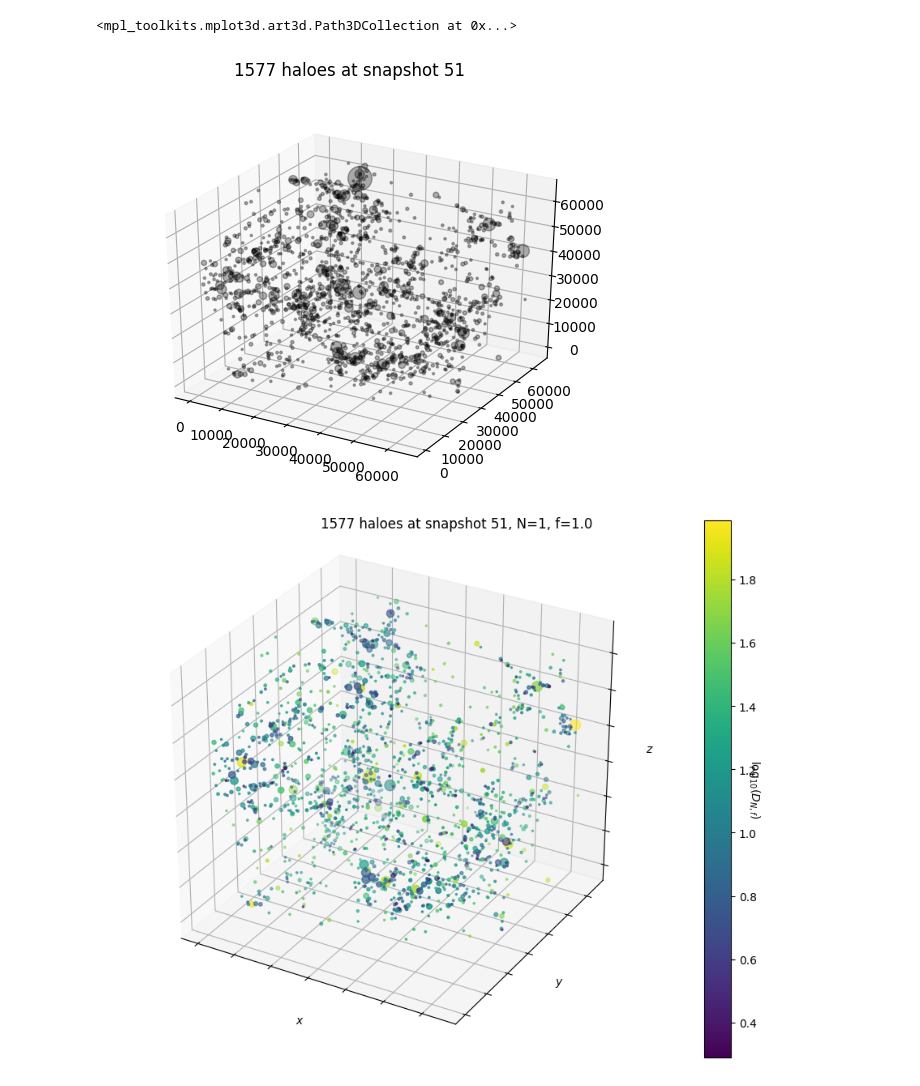
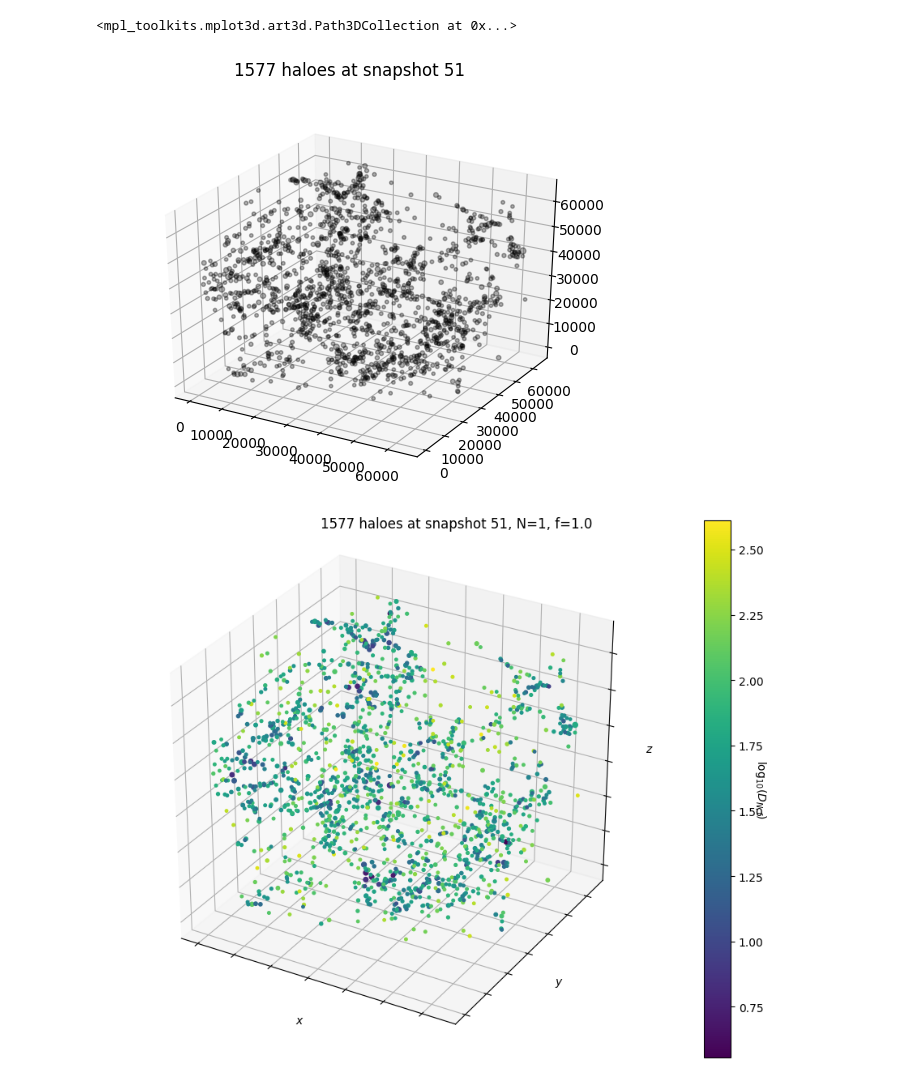
Before and after one commit to oleskiewicz/hbtp, a Jupyter notebook: environment.ipynb, the cells around one changed output. Saved outputs shown, nothing was run; the diff lists cells and outputs as text; code cells hidden in the pictures.

```diff
--- a/environment.ipynb
+++ b/environment.ipynb
@@ -14,9 +15,7 @@ from hbtp import HBTReader
 # %%
 snap = 51
 grav = "GR_b64n512"
+nbins = 10
 reader = HBTReader("./data/%s/subcat/" % grav)
 haloes = reader.LoadHostHalos(snap)
-haloes = haloes[haloes['M200Crit'] >= 20]
-
-# TODO: make into dataframe so I can append this stupid field
-# haloes["D_Nf"] = pd.read_csv("./output/env.%s.%03d.csv" % (grav, snap))["D_Nf"]
+haloes = haloes[[int(l.strip()) for l in open("./output/ids.GR_b64n512.051.csv", 'r').readlines()]]
@@ -26,12 +27,12 @@ fig.suptitle("%d haloes at snapshot %d" % (len(haloes), snap))
 
 ax.scatter(
     *haloes['CenterComoving'].T,
-    s=300*(haloes['M200Crit'] / haloes['M200Crit'].max()),
+    s=30*(haloes['M200Crit'] / haloes['M200Crit'].max()),
     c='k', alpha=0.3
 )
 # %% [output]
 <mpl_toolkits.mplot3d.art3d.Path3DCollection at 0x...>
-[figure, old version]
+[figure, new version]
 # %%
 def nearest_neighbour(halo, f=1.0, N=0):
     """N-th neighbour more massive then f*M (M of halo h).
@@ -111,19 +112,19 @@ def plot3d(xs, ys, zs, ss, cs):
     ax.set_xlabel(r"$x$"); ax.set_xticklabels([])
     ax.set_ylabel(r"$y$"); ax.set_yticklabels([])
     ax.set_zlabel(r"$z$"); ax.set_zticklabels([])
-    ax.scatter(xs, ys, zs, s=ss, c=scalarMap.to_rgba(cs))
+    ax.scatter(xs, ys, zs, s=ss, c=scalarMap.to_rgba(cs), alpha=1.0)
     fig.tight_layout()
 
     return fig, ax
 # %%
-nearest_neighbours = np.array([nearest_neighbour(halo) for halo in tqdm(haloes)])
+dnf = np.log10([nearest_neighbour(halo) for halo in tqdm(haloes)])
 # %%
 fig, ax = plot3d(
     *haloes['CenterComoving'].T,
-    ss=300*(haloes['M200Crit'] / haloes['M200Crit'].max()),
-    cs=np.log10(nearest_neighbours)
+    ss=30*(haloes['M200Crit'] / haloes['M200Crit'].max()),
+    cs=dnf,
 )
 
 # fig.savefig("./3d.pdf")
 # %% [output]
-[figure, old version]
+[figure, new version]
```
Also changed, not shown: parts of 5 cells of this notebook.
